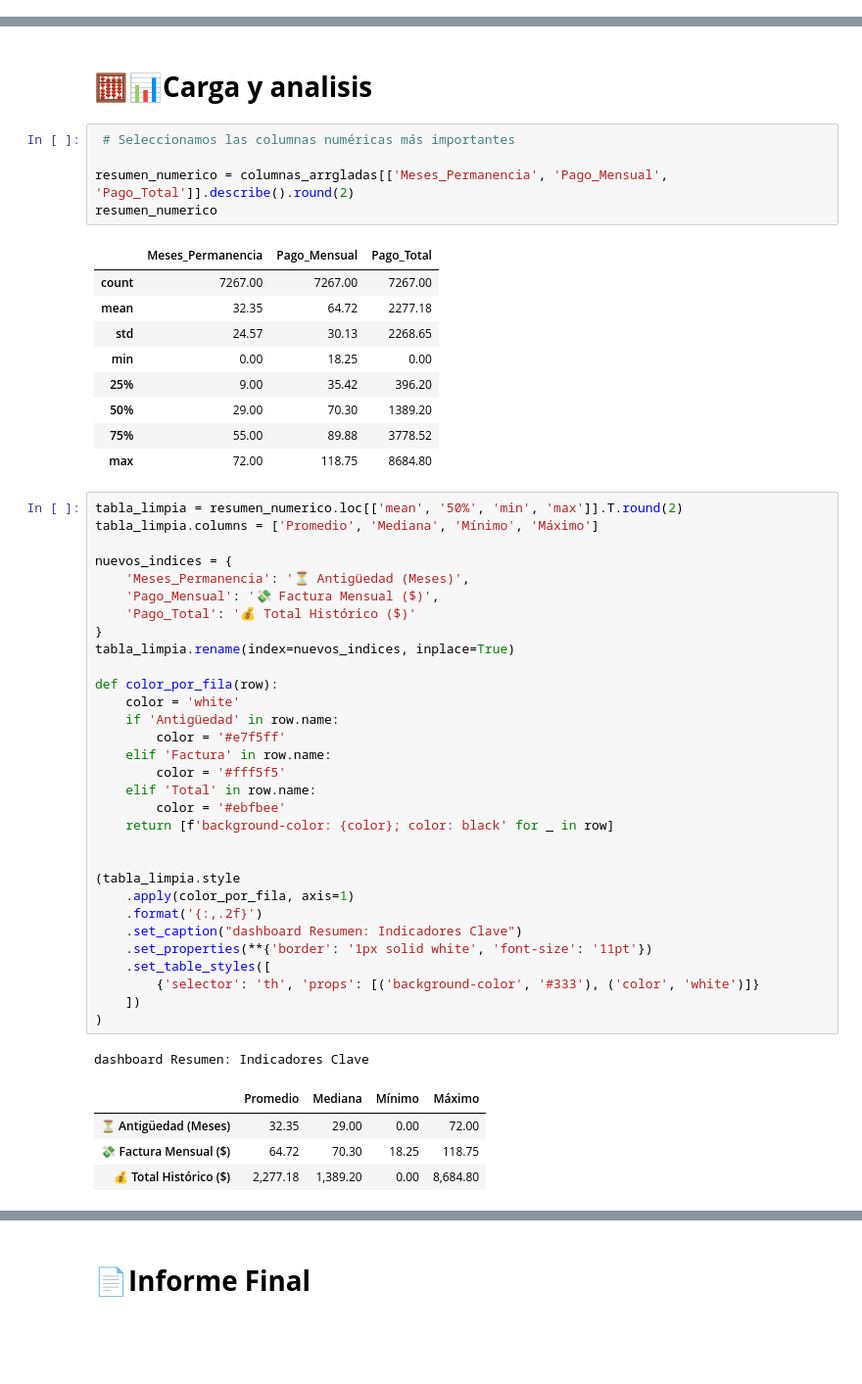
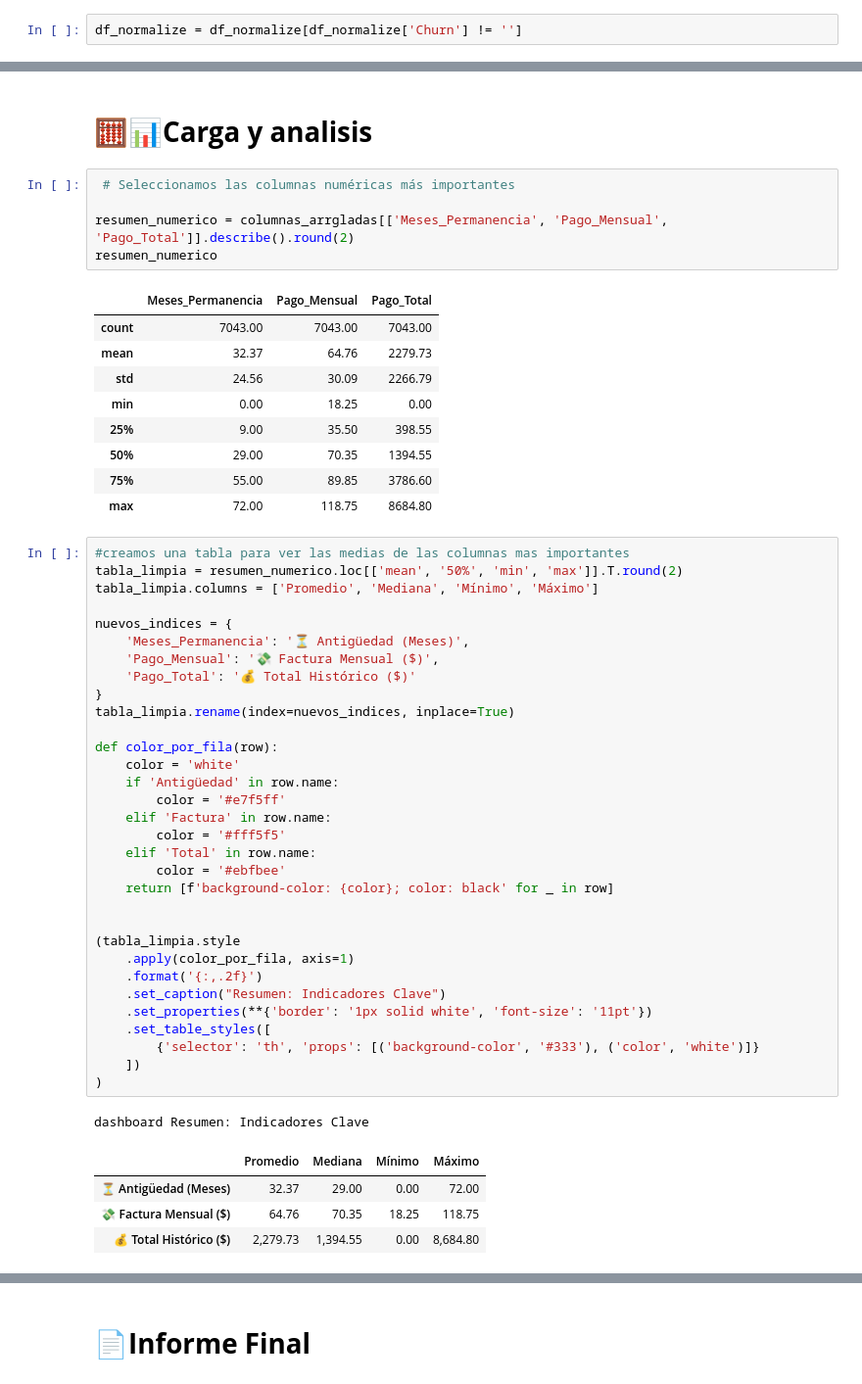
Before and after one commit to Jharvi620/Challenge-Telecom-X-an-lisis-de-evasi-n-de-clientes, a Jupyter notebook: TelecomX_Latam.ipynb, the cells around one changed output, grey strips where cells are left out. Shown at 98% size. Cells and saved outputs as stored; diff of their text form; blank space fills up the shorter version.

```diff
--- a/TelecomX_Latam.ipynb
+++ b/TelecomX_Latam.ipynb
@@ -60,3 +84,5 @@ memory usage: 1.2+ MB
+# %%
+df_normalize = df_normalize[df_normalize['Churn'] != '']
 # %%
 #Comprobamos los clientes
 len(df_normalize['customerID'].unique())
@@ -160,51 +188,52 @@ resumen_numerico = columnas_arrgladas[['Meses_Permanencia', 'Pago_Mensual', 'Pag
 resumen_numerico
 # %% [output]
 |  | Meses_Permanencia | Pago_Mensual | Pago_Total |
-| count | 7267.00 | 7267.00 | 7267.00 |
-| mean | 32.35 | 64.72 | 2277.18 |
-| std | 24.57 | 30.13 | 2268.65 |
+| count | 7043.00 | 7043.00 | 7043.00 |
+| mean | 32.37 | 64.76 | 2279.73 |
+| std | 24.56 | 30.09 | 2266.79 |
 | min | 0.00 | 18.25 | 0.00 |
-| 25% | 9.00 | 35.42 | 396.20 |
-| 50% | 29.00 | 70.30 | 1389.20 |
-| 75% | 55.00 | 89.88 | 3778.52 |
+| 25% | 9.00 | 35.50 | 398.55 |
+| 50% | 29.00 | 70.35 | 1394.55 |
+| 75% | 55.00 | 89.85 | 3786.60 |
 | max | 72.00 | 118.75 | 8684.80 |
 # %%
+#creamos una tabla para ver las medias de las columnas mas importantes
 tabla_limpia = resumen_numerico.loc[['mean', '50%', 'min', 'max']].T.round(2)
 tabla_limpia.columns = ['Promedio', 'Mediana', 'Mínimo', 'Máximo']
 
 nuevos_indices = {
     'Meses_Permanencia': '⏳ Antigüedad (Meses)',
     'Pago_Mensual': '💸 Factura Mensual ($)',
     'Pago_Total': '💰 Total Histórico ($)'
 }
 tabla_limpia.rename(index=nuevos_indices, inplace=True)
 
 def color_por_fila(row):
     color = 'white'
     if 'Antigüedad' in row.name:
         color = '#e7f5ff'
     elif 'Factura' in row.name:
         color = '#fff5f5'
     elif 'Total' in row.name:
         color = '#ebfbee'
     return [f'background-color: {color}; color: black' for _ in row]
 
 
 (tabla_limpia.style
     .apply(color_por_fila, axis=1)
     .format('{:,.2f}')
-    .set_caption("dashboard Resumen: Indicadores Clave")
+    .set_caption("Resumen: Indicadores Clave")
     .set_properties(**{'border': '1px solid white', 'font-size': '11pt'})
     .set_table_styles([
         {'selector': 'th', 'props': [('background-color', '#333'), ('color', 'white')]}
     ])
 )
 # %% [output]
 dashboard Resumen: Indicadores Clave
 |  | Promedio | Mediana | Mínimo | Máximo |
-| ⏳ Antigüedad (Meses) | 32.35 | 29.00 | 0.00 | 72.00 |
-| 💸 Factura Mensual ($) | 64.72 | 70.30 | 18.25 | 118.75 |
-| 💰 Total Histórico ($) | 2,277.18 | 1,389.20 | 0.00 | 8,684.80 |
+| ⏳ Antigüedad (Meses) | 32.37 | 29.00 | 0.00 | 72.00 |
+| 💸 Factura Mensual ($) | 64.76 | 70.35 | 18.25 | 118.75 |
+| 💰 Total Histórico ($) | 2,279.73 | 1,394.55 | 0.00 | 8,684.80 |
 # %%
  # Agrupamos por 'Abandono' y calculamos la media de las otras variables
 perfil_abandono = columnas_arrgladas.groupby('Abandono')[['Meses_Permanencia', 'Pago_Mensual', 'Pago_Total']].mean().round(2)
```
Also changed, not shown: parts of 13 cells of this notebook.
